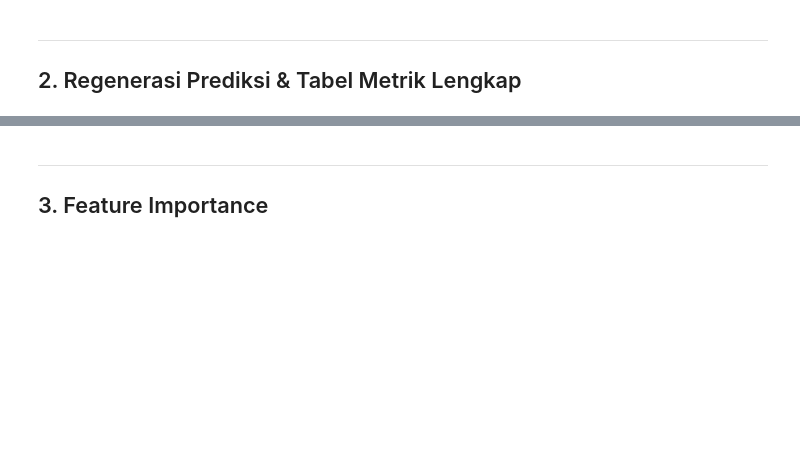
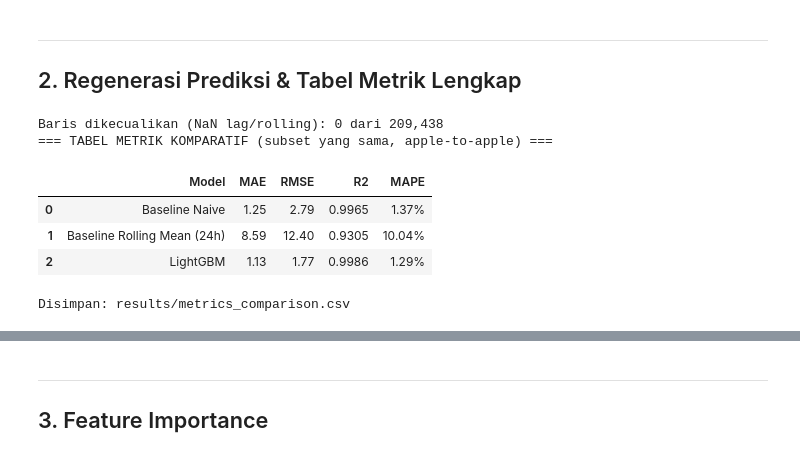
Before and after one commit to faizhuda/daming-kelompok-7, a Jupyter notebook: notebooks/06_model_evaluation.ipynb, the cells around one changed output, grey strips where cells are left out. Cells and saved outputs as stored; diff of their text form; code cells hidden in the pictures; blank space fills up the shorter version.

```diff
--- a/notebooks/06_model_evaluation.ipynb
+++ b/notebooks/06_model_evaluation.ipynb
@@ -57,48 +58,58 @@ def evaluate(y_true, y_pred, model_name):
     y_true = np.array(y_true)
     y_pred = np.array(y_pred)
     mae  = mean_absolute_error(y_true, y_pred)
     rmse = np.sqrt(mean_squared_error(y_true, y_pred))
     r2   = r2_score(y_true, y_pred)
     mape = np.mean(np.abs((y_true - y_pred) / (y_true + 1e-8))) * 100
     return {'Model': model_name, 'MAE': round(mae,4), 'RMSE': round(rmse,4),
             'R2': round(r2,4), 'MAPE': round(mape,4)}
 
 y_arr = y_test.values
 
 # Baseline Naive
-naive_pred    = X_test['aqi_lag1'].values
-naive_true    = y_arr
-valid_mask    = ~np.isnan(naive_pred)
-naive_pred    = naive_pred[valid_mask]
-naive_true    = naive_true[valid_mask]
+naive_pred_all   = X_test['aqi_lag1'].values
 
 # Baseline Rolling Mean
-rolling_pred   = X_test['aqi_roll24m'].values
-y_rolling_true = y_arr
-valid_mask_roll = ~np.isnan(rolling_pred)
-rolling_pred   = rolling_pred[valid_mask_roll]
-y_rolling_true = y_rolling_true[valid_mask_roll]
+rolling_pred_all = X_test['aqi_roll24m'].values
 
-# LightGBM
+# Buat common_mask: baris valid untuk SEMUA model agar evaluasi apple-to-apple.
+# Beberapa baris paling awal per kota mungkin NaN pada lag/rolling features.
+common_mask = ~np.isnan(naive_pred_all) & ~np.isnan(rolling_pred_all)
+n_excluded  = (~common_mask).sum()
+print(f"Baris dikecualikan (NaN lag/rolling): {n_excluded:,} dari {len(common_mask):,}")
+
+naive_pred   = naive_pred_all[common_mask]
+rolling_pred = rolling_pred_all[common_mask]
+y_eval       = y_arr[common_mask]   # subset yang sama untuk semua model
+
+# LightGBM — prediksi pada seluruh test set, evaluasi pada common subset
 y_pred_lgb = lgb_model.predict(X_test)
 
 records = [
-    evaluate(naive_true,     naive_pred,    'Baseline Naive'),
-    evaluate(y_rolling_true, rolling_pred,  'Baseline Rolling Mean (24h)'),
-    evaluate(y_arr,          y_pred_lgb,    'LightGBM'),
+    evaluate(y_eval, naive_pred,            'Baseline Naive'),
+    evaluate(y_eval, rolling_pred,          'Baseline Rolling Mean (24h)'),
+    evaluate(y_eval, y_pred_lgb[common_mask], 'LightGBM'),
 ]
 df_metrics = pd.DataFrame(records)
 
-print('=== TABEL METRIK KOMPARATIF ===')
+print('=== TABEL METRIK KOMPARATIF (subset yang sama, apple-to-apple) ===')
 display(
     df_metrics.style
     .highlight_min(subset=['MAE','RMSE','MAPE'], color='#c8f7c5')
     .highlight_max(subset=['R2'],                color='#c8f7c5')
     .format({'MAE':'{:.2f}','RMSE':'{:.2f}','R2':'{:.4f}','MAPE':'{:.2f}%'})
 )
 
 df_metrics.to_csv('results/metrics_comparison.csv', index=False)
 print('Disimpan: results/metrics_comparison.csv')
+# %% [output]
+Baris dikecualikan (NaN lag/rolling): 0 dari 209,438
+=== TABEL METRIK KOMPARATIF (subset yang sama, apple-to-apple) ===
+|  | Model | MAE | RMSE | R2 | MAPE |
+| 0 | Baseline Naive | 1.25 | 2.79 | 0.9965 | 1.37% |
+| 1 | Baseline Rolling Mean (24h) | 8.59 | 12.40 | 0.9305 | 10.04% |
+| 2 | LightGBM | 1.13 | 1.77 | 0.9986 | 1.29% |
+Disimpan: results/metrics_comparison.csv
 # %% [markdown]
 ### 2b. Mengapa Baseline Naive Kompetitif? — Analisis Autokorelasi AQI
 
```
Also changed, not shown: parts of 12 cells of this notebook, 8 other files.
